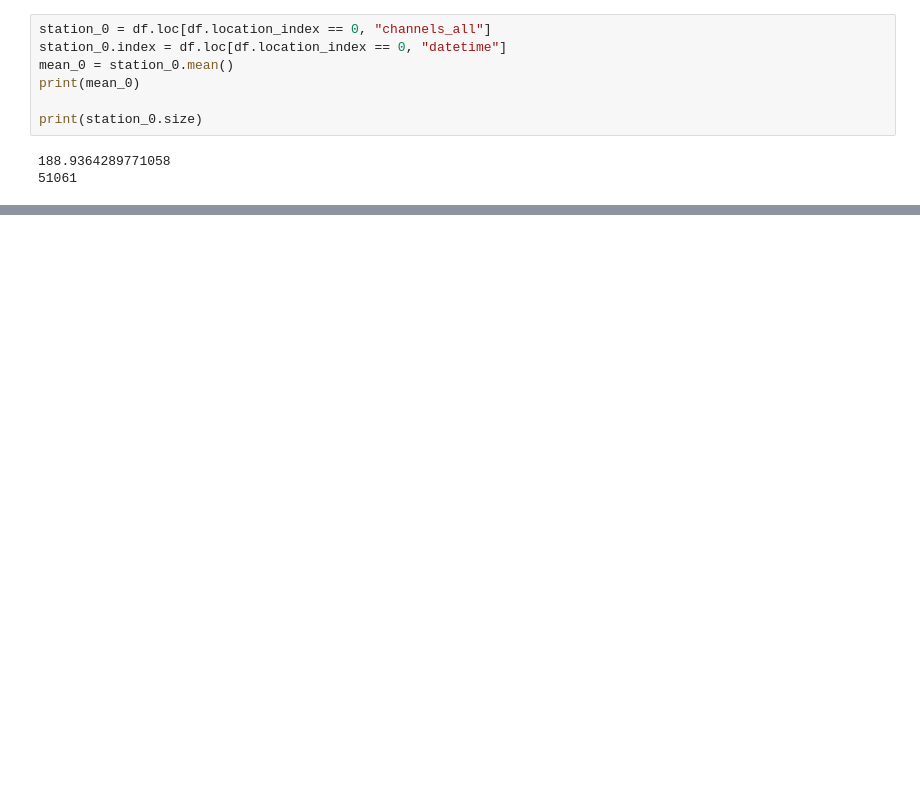
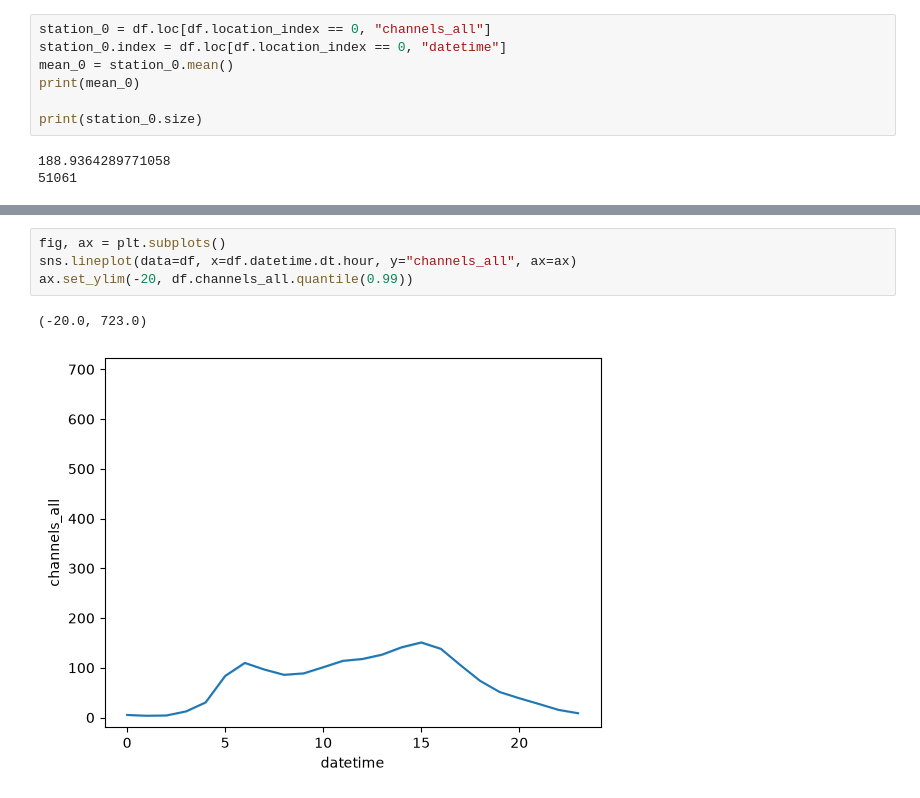
Before and after one commit to danrocag/fahrrad-analyse, a Jupyter notebook: src/fahrrad_analyse/explore.ipynb, the cells around one changed output, grey strips where cells are left out. Cells and saved outputs as stored; diff of their text form; blank space fills up the shorter version.

```diff
--- a/src/fahrrad_analyse/explore.ipynb
+++ b/src/fahrrad_analyse/explore.ipynb
@@ -126,0 +133,7 @@ KeyboardInterrupt:
+# %%
+fig, ax = plt.subplots()
+sns.lineplot(data=df, x=df.datetime.dt.hour, y="channels_all", ax=ax)
+ax.set_ylim(-20, df.channels_all.quantile(0.99))
+# %% [output]
+(-20.0, 723.0)
+[figure, added]
```
Also changed, not shown: parts of 13 cells of this notebook, 3 other files.
